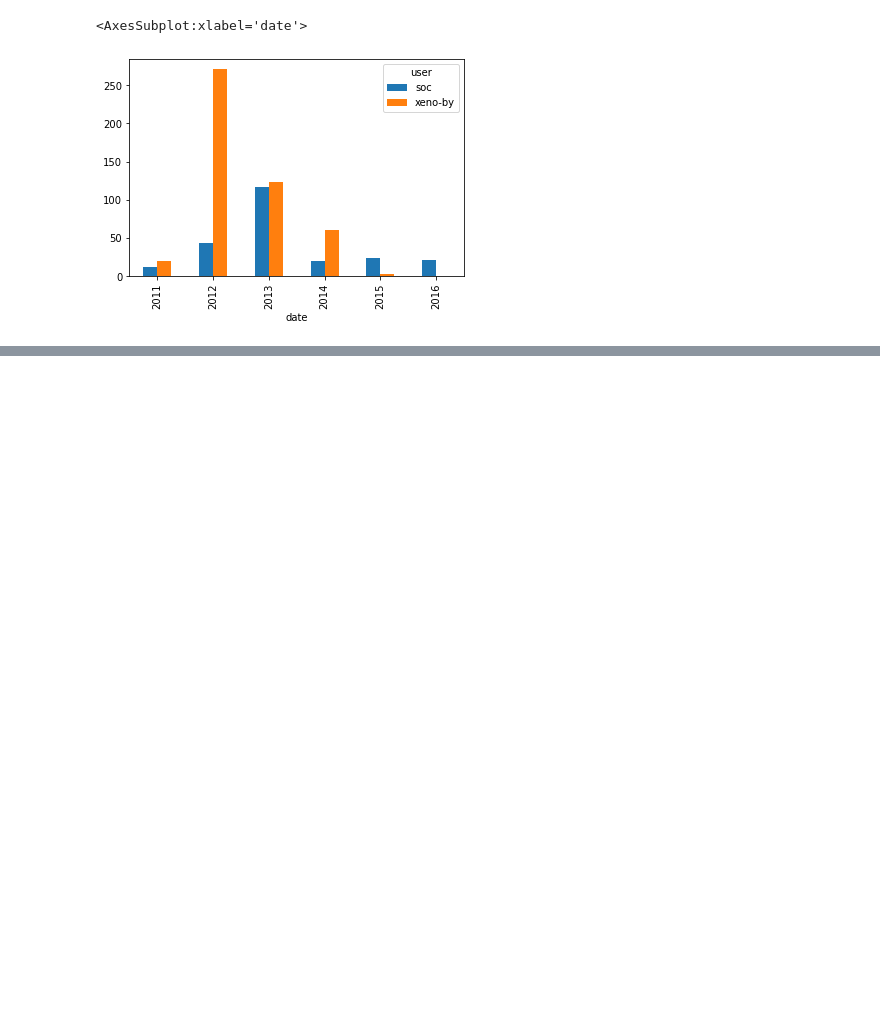
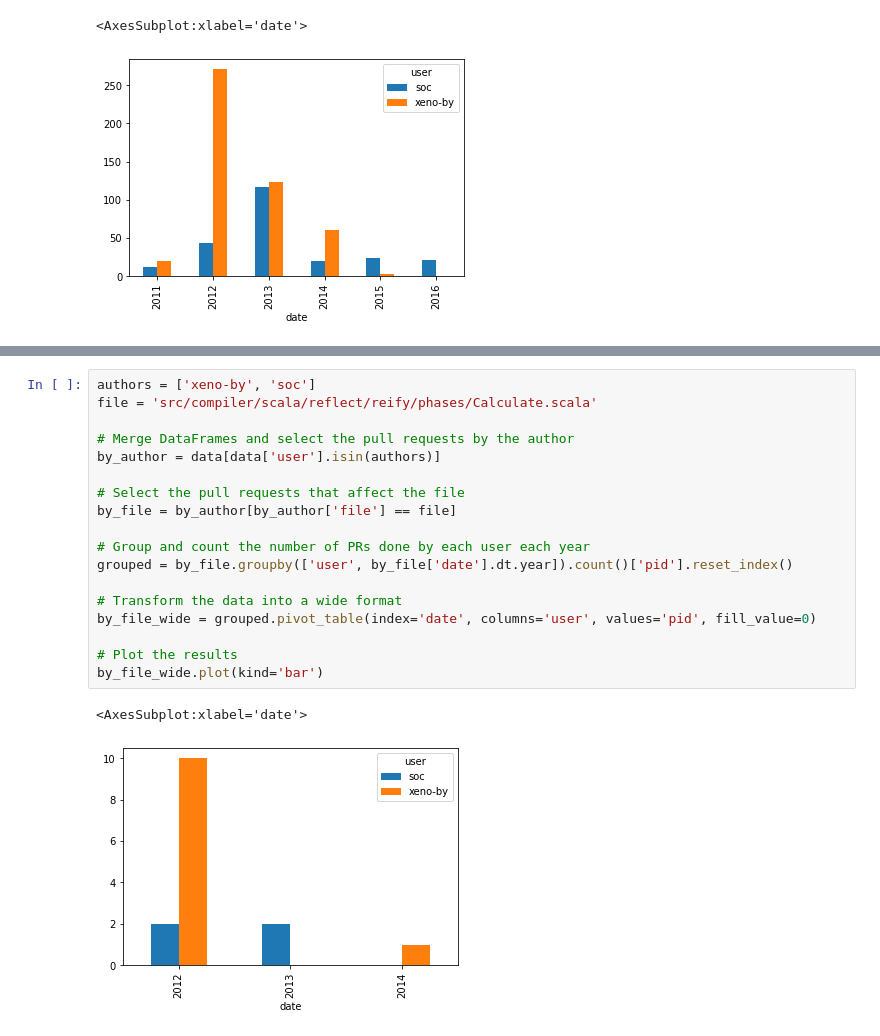
Before and after one commit to pranjwalsingh236/The-Github-History-Of-Scala-Language, a Jupyter notebook: Scala Developers.ipynb, the cells around one changed output, grey strips where cells are left out. Saved outputs shown, nothing was run; the diff lists cells and outputs as text; blank space fills up the shorter version.

```diff
--- a/Scala Developers.ipynb
+++ b/Scala Developers.ipynb
@@ -189,0 +193,21 @@ counts_wide.plot(kind='bar')
+# %%
+authors = ['xeno-by', 'soc']
+file = 'src/compiler/scala/reflect/reify/phases/Calculate.scala'
+
+# Merge DataFrames and select the pull requests by the author
+by_author = data[data['user'].isin(authors)]
+
+# Select the pull requests that affect the file
+by_file = by_author[by_author['file'] == file]
+
+# Group and count the number of PRs done by each user each year
+grouped = by_file.groupby(['user', by_file['date'].dt.year]).count()['pid'].reset_index()
+
+# Transform the data into a wide format
+by_file_wide = grouped.pivot_table(index='date', columns='user', values='pid', fill_value=0)
+
+# Plot the results
+by_file_wide.plot(kind='bar')
+# %% [output]
+<AxesSubplot:xlabel='date'>
+[figure, added]
```
Also changed, not shown: parts of 1 cell of this notebook.
